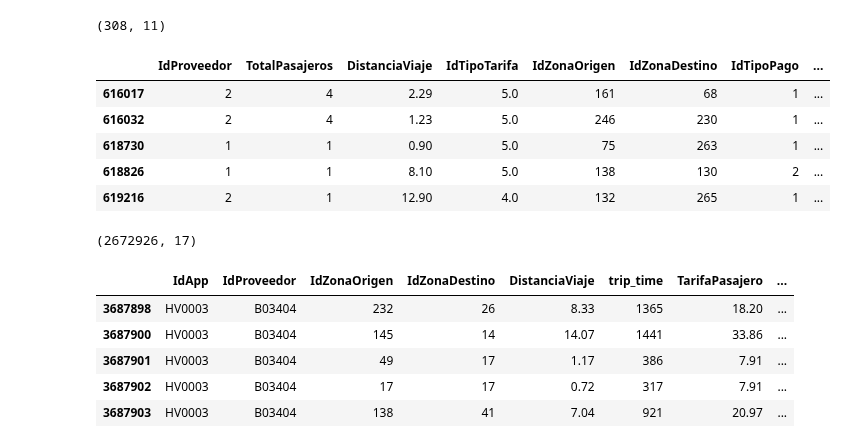
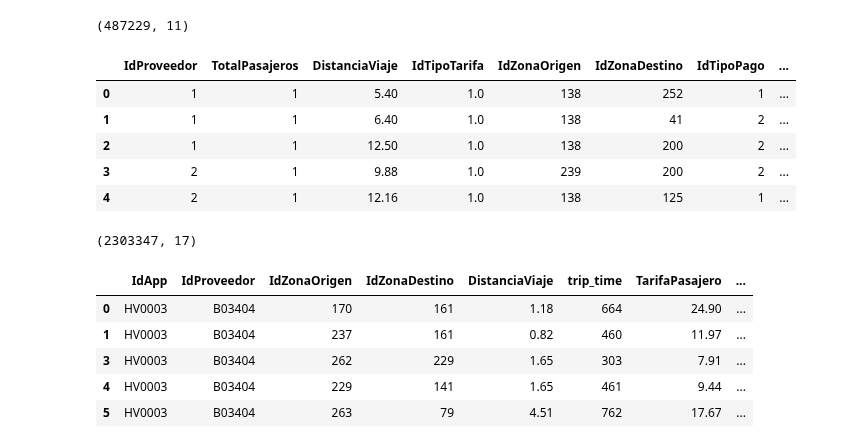
Before and after one commit to clblommberg/MVP_ML_TransporteNY, a Jupyter notebook: notebooks/test.ipynb, the cells around one changed output. Drawn from its saved outputs; the diff is of its cells as text; code cells hidden in the pictures.

```diff
--- a/notebooks/test.ipynb
+++ b/notebooks/test.ipynb
@@ -140,25 +316,25 @@ df.shape
 # %%
 # Obtener la lista de archivos Parquet procesados en el directorio
-directorio = "../datasets/processed/yellow_analytics/yellow_analytics_part_1_2.parquet"
+directorio = "../datasets/processed/yellow_analytics/yellow_analytics_part_2_1.parquet"
 
 # Lee el archivo Parquet utilizando Dask
 df = pd.read_parquet(directorio)
 #df_dask_particionado = df_dask.repartition(npartitions=4)
 print(df.shape)
 df.head()
 # %% [output]
-(308, 11)
+(487229, 11)
 |  | IdProveedor | TotalPasajeros | DistanciaViaje | IdTipoTarifa | IdZonaOrigen | IdZonaDestino | IdTipoPago | ... |
-| 616017 | 2 | 4 | 2.29 | 5.0 | 161 | 68 | 1 | ... |
-| 616032 | 2 | 4 | 1.23 | 5.0 | 246 | 230 | 1 | ... |
-| 618730 | 1 | 1 | 0.90 | 5.0 | 75 | 263 | 1 | ... |
-| 618826 | 1 | 1 | 8.10 | 5.0 | 138 | 130 | 2 | ... |
-| 619216 | 2 | 1 | 12.90 | 4.0 | 132 | 265 | 1 | ... |
+| 0 | 1 | 1 | 5.40 | 1.0 | 138 | 252 | 1 | ... |
+| 1 | 1 | 1 | 6.40 | 1.0 | 138 | 41 | 2 | ... |
+| 2 | 1 | 1 | 12.50 | 1.0 | 138 | 200 | 2 | ... |
+| 3 | 2 | 1 | 9.88 | 1.0 | 239 | 200 | 2 | ... |
+| 4 | 2 | 1 | 12.16 | 1.0 | 138 | 125 | 1 | ... |
 # %%
 print(df.head(5))
 # %%
 # Obtener la lista de archivos Parquet procesados en el directorio
-directorio = "../datasets/processed/ffvh_analytics/ffvh_analytics_part_0_2.parquet"
+directorio = "../datasets/processed/ffvh_analytics/ffvh_analytics_part_0_1.parquet"
 
 # Lee el archivo Parquet utilizando Dask
 df = pd.read_parquet(directorio)
@@ -166,13 +342,13 @@ df = pd.read_parquet(directorio)
 print(df.shape)
 df.head()
 # %% [output]
-(2672926, 17)
+(2303347, 17)
 |  | IdApp | IdProveedor | IdZonaOrigen | IdZonaDestino | DistanciaViaje | trip_time | TarifaPasajero | ... |
-| 3687898 | HV0003 | B03404 | 232 | 26 | 8.33 | 1365 | 18.20 | ... |
-| 3687900 | HV0003 | B03404 | 145 | 14 | 14.07 | 1441 | 33.86 | ... |
-| 3687901 | HV0003 | B03404 | 49 | 17 | 1.17 | 386 | 7.91 | ... |
-| 3687902 | HV0003 | B03404 | 17 | 17 | 0.72 | 317 | 7.91 | ... |
-| 3687903 | HV0003 | B03404 | 138 | 41 | 7.04 | 921 | 20.97 | ... |
+| 0 | HV0003 | B03404 | 170 | 161 | 1.18 | 664 | 24.90 | ... |
+| 1 | HV0003 | B03404 | 237 | 161 | 0.82 | 460 | 11.97 | ... |
+| 3 | HV0003 | B03404 | 262 | 229 | 1.65 | 303 | 7.91 | ... |
+| 4 | HV0003 | B03404 | 229 | 141 | 1.65 | 461 | 9.44 | ... |
+| 5 | HV0003 | B03404 | 263 | 79 | 4.51 | 762 | 17.67 | ... |
 # %%
 import json
 
```
Also changed, not shown: parts of 19 cells of this notebook, 15 other files.
